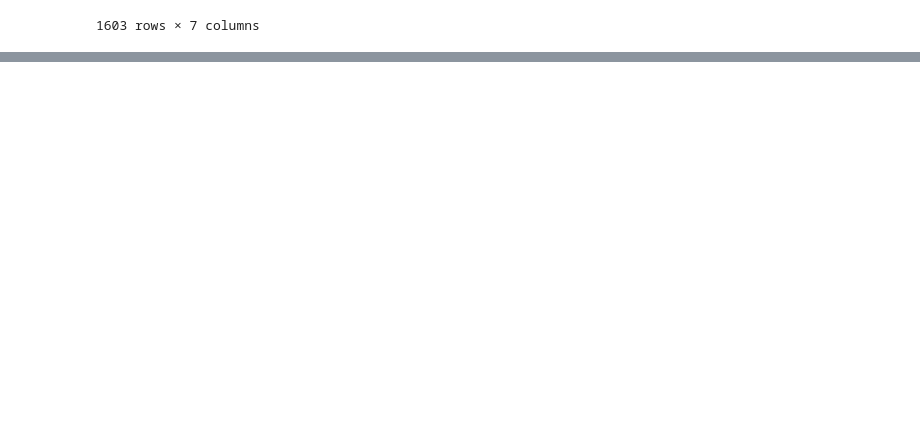
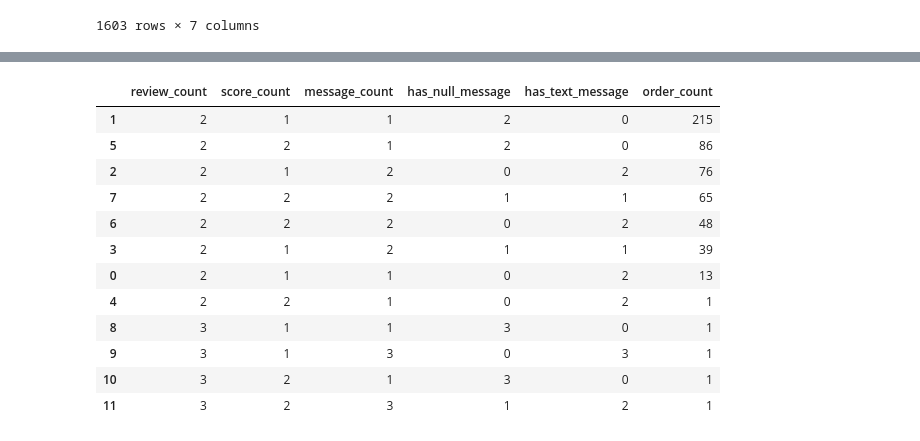
Before and after one commit to Hna2005/ecommerce-operations-analysis, a Jupyter notebook: notebooks/01-data-audit.ipynb, the cells around one changed output, grey strips where cells are left out. Drawn from its saved outputs; the diff is of its cells as text; code cells hidden in the pictures; blank space fills up the shorter version.

```diff
--- a/notebooks/01-data-audit.ipynb
+++ b/notebooks/01-data-audit.ipynb
@@ -397,0 +310,25 @@ same_score_no_message
+# %%
+pattern_counts_v2 = (
+    review_group
+    .query("review_count > 1")
+    .groupby(["review_count", "score_count", "message_count",
+              "has_null_message", "has_text_message"])
+    .size()
+    .reset_index(name="order_count")
+    .sort_values("order_count", ascending=False)
+)
+pattern_counts_v2
+# %% [output]
+|  | review_count | score_count | message_count | has_null_message | has_text_message | order_count |
+| 1 | 2 | 1 | 1 | 2 | 0 | 215 |
+| 5 | 2 | 2 | 1 | 2 | 0 | 86 |
+| 2 | 2 | 1 | 2 | 0 | 2 | 76 |
+| 7 | 2 | 2 | 2 | 1 | 1 | 65 |
+| 6 | 2 | 2 | 2 | 0 | 2 | 48 |
+| 3 | 2 | 1 | 2 | 1 | 1 | 39 |
+| 0 | 2 | 1 | 1 | 0 | 2 | 13 |
+| 4 | 2 | 2 | 1 | 0 | 2 | 1 |
+| 8 | 3 | 1 | 1 | 3 | 0 | 1 |
+| 9 | 3 | 1 | 3 | 0 | 3 | 1 |
+| 10 | 3 | 2 | 1 | 3 | 0 | 1 |
+| 11 | 3 | 2 | 3 | 1 | 2 | 1 |
```
Also changed, not shown: parts of 23 cells of this notebook.
